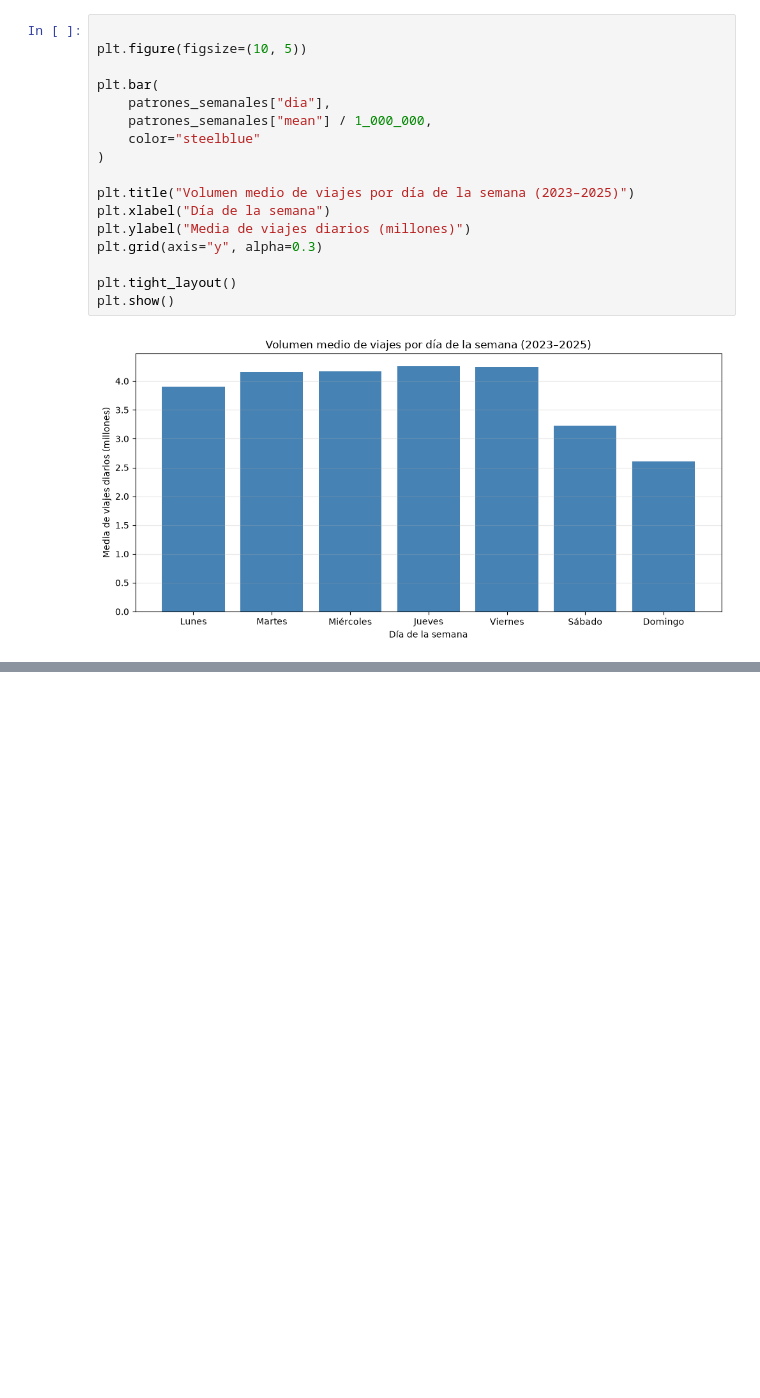
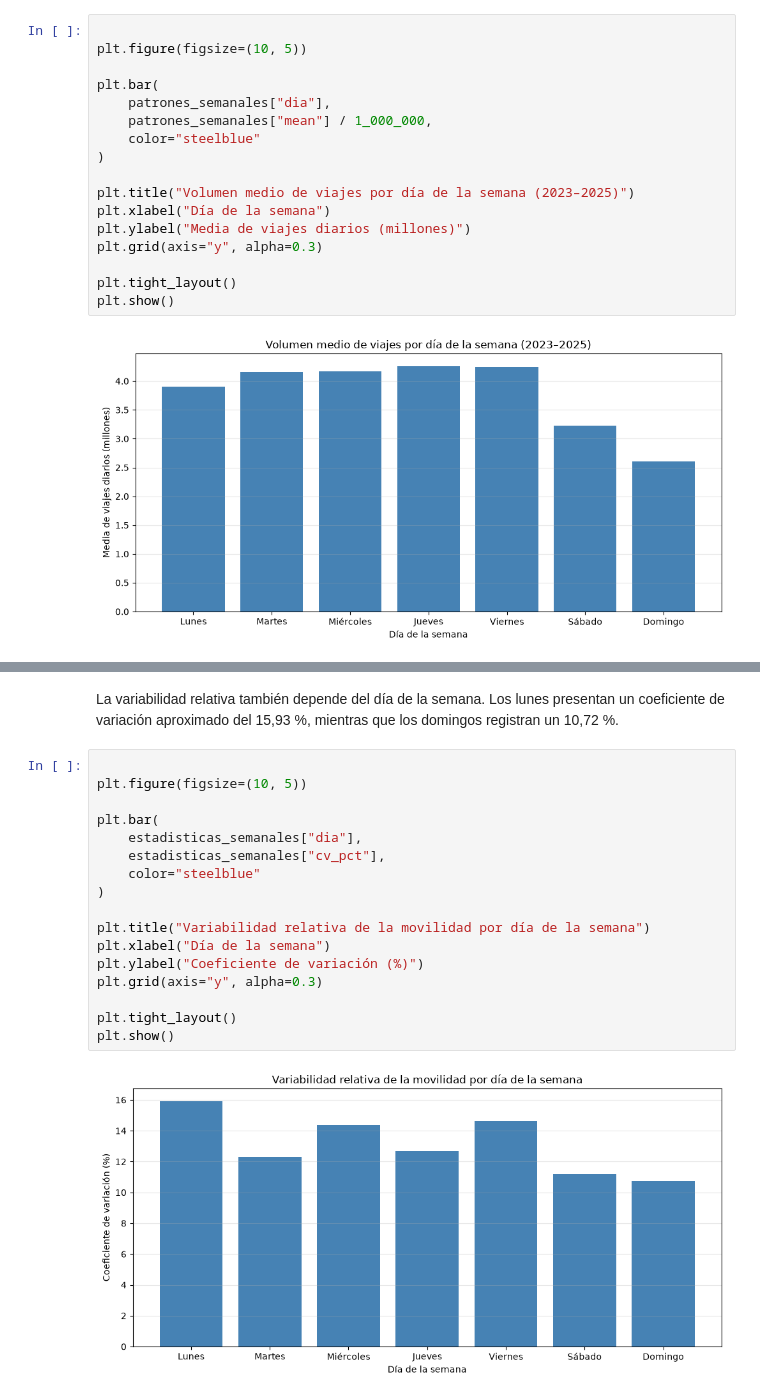
Before and after one commit to martinafrisach/R-MOVE, a Jupyter notebook: notebooks/02_movilidad_telefonica_analisi_estadistico.ipynb, the cells around one changed output, grey strips where cells are left out. Drawn from its saved outputs; the diff is of its cells as text; blank space fills up the shorter version.

```diff
--- a/notebooks/02_movilidad_telefonica_analisi_estadistico.ipynb
+++ b/notebooks/02_movilidad_telefonica_analisi_estadistico.ipynb
@@ -198,0 +369,21 @@ plt.show()
+# %% [markdown]
+La variabilidad relativa también depende del día de la semana. Los lunes presentan un coeficiente de variación aproximado del 15,93 %, mientras que los domingos registran un 10,72 %.
+# %%
+
+plt.figure(figsize=(10, 5))
+
+plt.bar(
+    estadisticas_semanales["dia"],
+    estadisticas_semanales["cv_pct"],
+    color="steelblue"
+)
+
+plt.title("Variabilidad relativa de la movilidad por día de la semana")
+plt.xlabel("Día de la semana")
+plt.ylabel("Coeficiente de variación (%)")
+plt.grid(axis="y", alpha=0.3)
+
+plt.tight_layout()
+plt.show()
+# %% [output]
+[figure, added]
```
Also changed, not shown: parts of 47 cells of this notebook, 2 other files.
